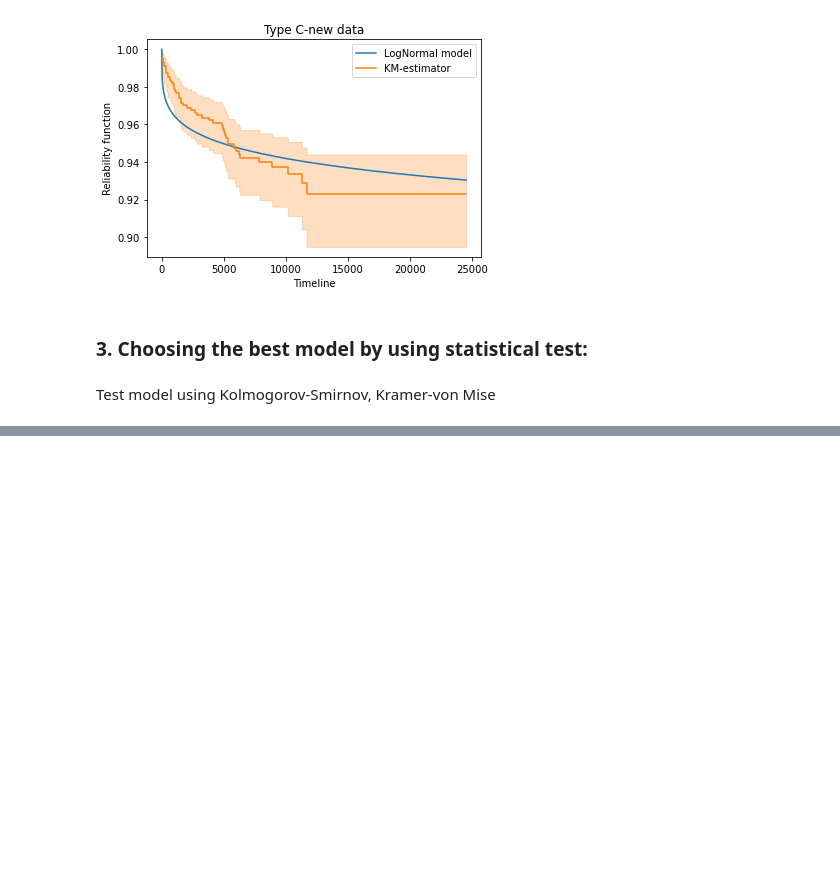
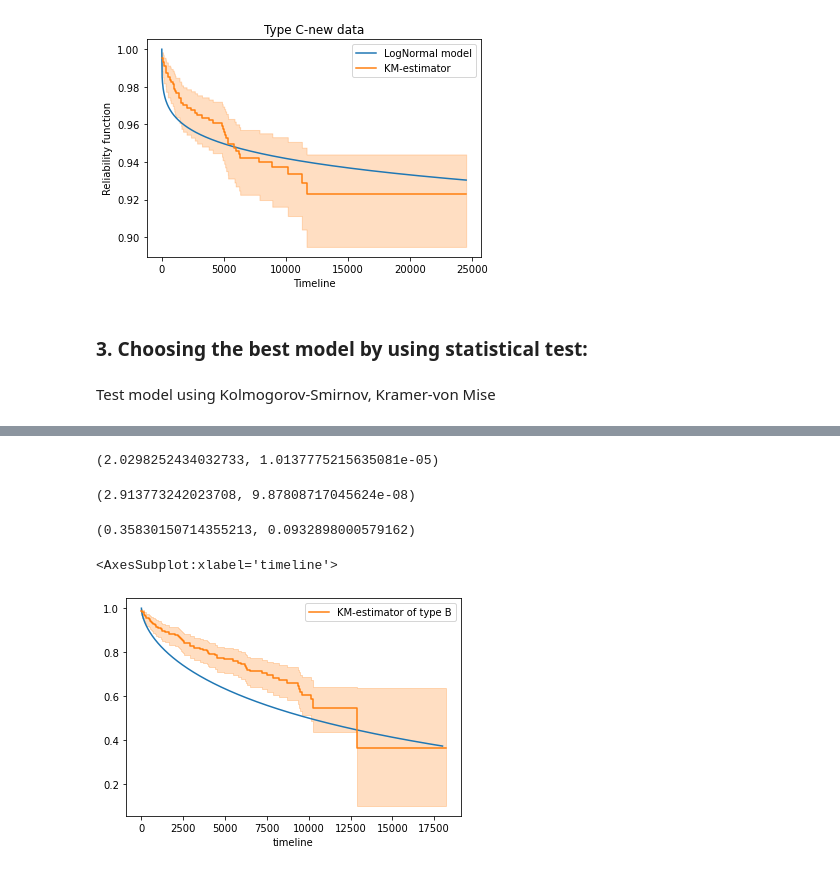
Before and after one commit to nghi-truyen/Flight-Data-Analysis, a Jupyter notebook: FlightDataAnalysis.ipynb, the cells around one changed output, grey strips where cells are left out. Saved outputs shown, nothing was run; the diff lists cells and outputs as text; code cells hidden in the pictures; blank space fills up the shorter version.

```diff
--- a/FlightDataAnalysis.ipynb
+++ b/FlightDataAnalysis.ipynb
@@ -321,0 +327,15 @@ for typ in types:
+# %%
+# type B with exp
+CVMtest(KMF('B'),expo_R,lamb=models('B')[dict_model['Exponential']].lambda_)
+# %% [output]
+(2.0298252434032733, 1.0137775215635081e-05)
+# %%
+# type B with weib
+CVMtest(KMF('B'),weib_R,alpha=models('B')[dict_model['Weibull']].lambda_,beta=models('B')[dict_model['Weibull']].rho_)
+# %% [output]
+(2.913773242023708, 9.87808717045624e-08)
+# %%
+# type B weib with tuned parameters, which returns a bigger p_valeur????
+CVMtest(KMF('B'),weib_R,alpha=models('B')[dict_model['Exponential']].lambda_,beta=0.6)
+# %% [output]
+(0.35830150714355213, 0.0932898000579162)
@@ -321,0 +348,14 @@ for typ in types:
+# %%
+# lambda estimated by exponential model of type B
+l=models('B')[dict_model['Exponential']].lambda_
+# %%
+tt=np.linspace(0,18000,100000)
+yy=[]
+for i in range(len(tt)):
+    #yy+=[expo_R(tt[i],l)]
+    yy+=[weib_R(tt[i],l,0.6)] # type B weib with tuned parameters
+plt.plot(tt,yy)
+KMF('B').plot()
+# %% [output]
+<AxesSubplot:xlabel='timeline'>
+[figure, added]
```
Also changed, not shown: parts of 5 cells of this notebook.
